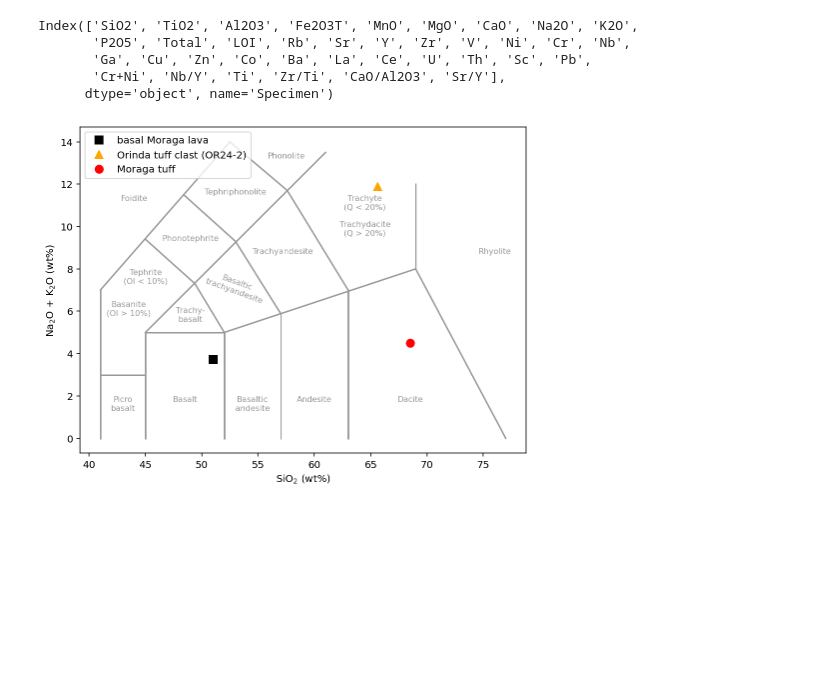
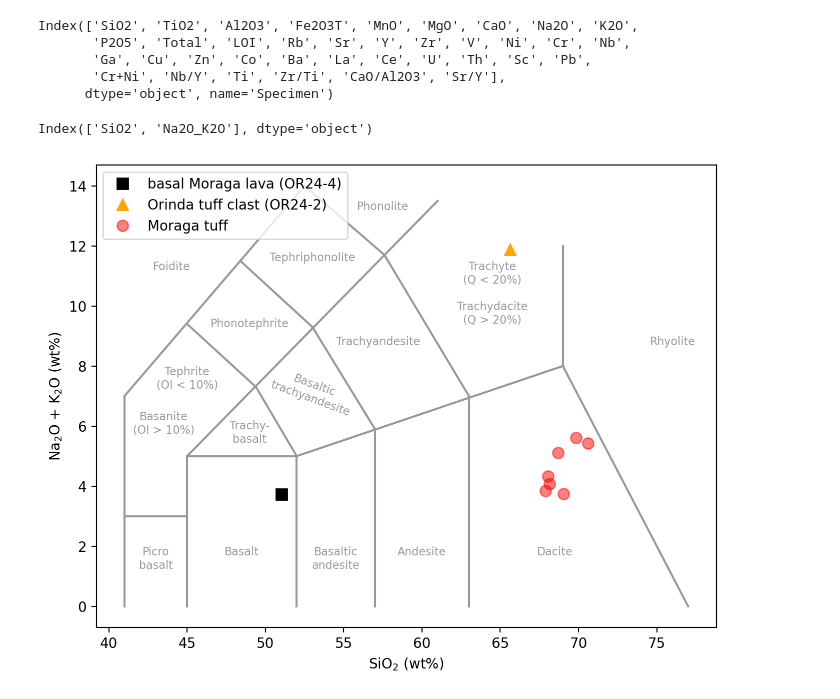
Before and after one commit to Swanson-Hysell-Group/Gerasimov_Berkeley_Hills, a Jupyter notebook: code/TAS_plot.ipynb, the cells around one changed output. Saved outputs shown, nothing was run; the diff lists cells and outputs as text; code cells hidden in the pictures; blank space fills up the shorter version.

Commit message:
add Moraga Tuff data and update TAS plot

```diff
--- a/code/TAS_plot.ipynb
+++ b/code/TAS_plot.ipynb
@@ -63,30 +64,35 @@ OR24_4_TA = XRF_data['Na2O'][1]+XRF_data['K2O'][1]
 
 Moraga_tuff_S = 68.5 #unpublished data from Brimhall lecture slides
 Moraga_tuff_TA = 4.5
+# %%
+Brimhall_tuff_data = pd.read_csv('../data/geochemistry/Brimhall_Moraga_Tuff.csv')
+Brimhall_tuff_data.columns
+# %% [output]
+Index(['SiO2', 'Na2O_K2O'], dtype='object')
 # %%
 # Set up figure
 fig = plt.figure(figsize=(8,6))  # create figure
 ax1 = plt.subplot(111)  # create axes and store as variable
 tasplot.add_LeMaitre_fields(ax1)  # add TAS fields to plot
 
 # Note that you can change the default colour and font size e.g.
 # >>> tasplot.add_LeMaitre_Fields(ax1, color='red', fontsize=8)
 ax1.plot(OR24_4_S, OR24_4_TA, 's', alpha=1,
-         label='basal Moraga lava',markersize=8,
+         label='basal Moraga lava (OR24-4)',markersize=8,
          color='black')
 ax1.plot(OR24_2_S, OR24_2_TA, '^', alpha=1,
          label='Orinda tuff clast (OR24-2)',markersize=8,
          color='orange')
-ax1.plot(Moraga_tuff_S, Moraga_tuff_TA, 'o', alpha=1,
+ax1.plot(Brimhall_tuff_data['SiO2'], Brimhall_tuff_data['Na2O_K2O'], 'o', alpha=0.5,
          label='Moraga tuff',markersize=8,
          color='red')
 
 
 # Decorate the plot
 plt.xlabel(r'SiO$_2$ (wt%)')  # Use LaTeX notation for subscript
 plt.ylabel(r'Na$_2$O + K$_2$O (wt%)')
 plt.legend(loc='upper left', numpoints=1)
 plt.savefig('./Output/TAS_plot.pdf', bbox_inches='tight')
 plt.show()
 # %% [output]
-[figure, old version]
+[figure, new version]
```
Also changed, not shown: parts of 2 cells of this notebook, 2 other files.
